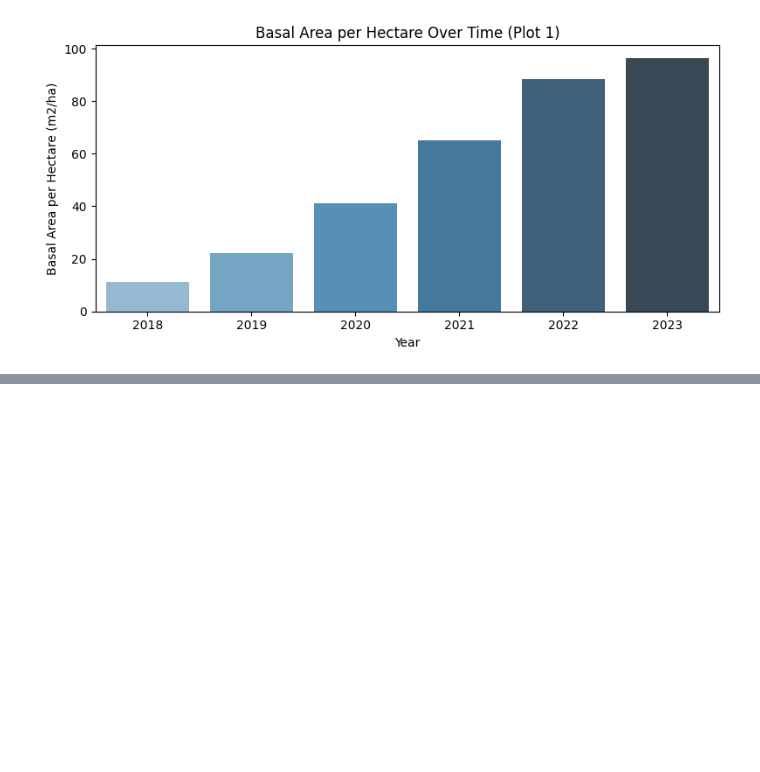
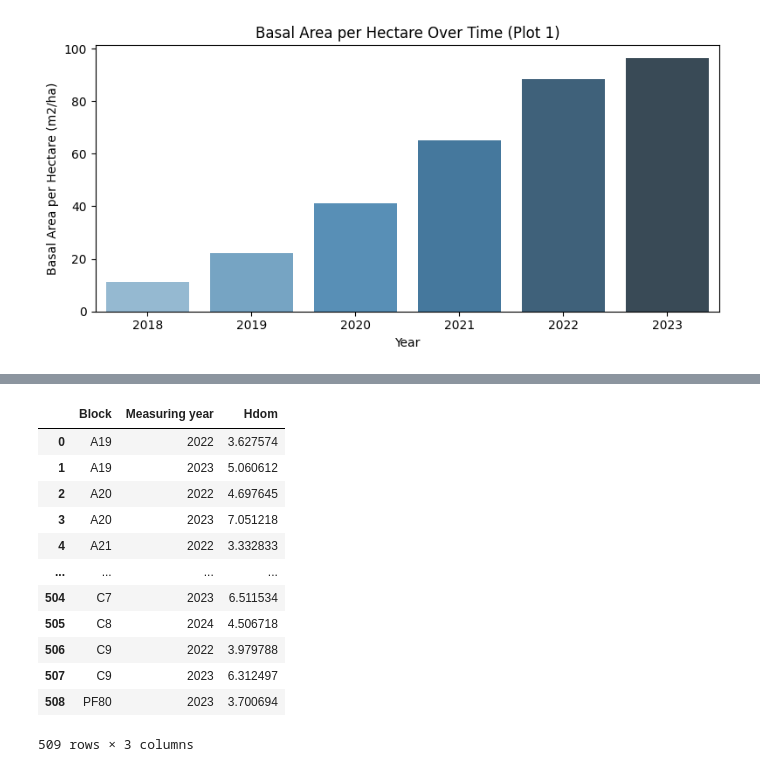
Before and after one commit to ds-gowusu/tree_growth_analytics, a Jupyter notebook: tree_growth_analysis.ipynb, the cells around one changed output, grey strips where cells are left out. Cells and saved outputs as stored; diff of their text form; code cells hidden in the pictures; blank space fills up the shorter version.

```diff
--- a/tree_growth_analysis.ipynb
+++ b/tree_growth_analysis.ipynb
@@ -528,0 +564,18 @@ Passing `palette` without assigning `hue` is deprecated and will be removed in v
+# %%
+# Dominant Height per block and year
+dom_height = dominant_height.groupby(['Block','Measuring year'])['Hdom'].mean().reset_index()
+dom_height
+# %% [output]
+|  | Block | Measuring year | Hdom |
+| 0 | A19 | 2022 | 3.627574 |
+| 1 | A19 | 2023 | 5.060612 |
+| 2 | A20 | 2022 | 4.697645 |
+| 3 | A20 | 2023 | 7.051218 |
+| 4 | A21 | 2022 | 3.332833 |
+| ... | ... | ... | ... |
+| 504 | C7 | 2023 | 6.511534 |
+| 505 | C8 | 2024 | 4.506718 |
+| 506 | C9 | 2022 | 3.979788 |
+| 507 | C9 | 2023 | 6.312497 |
+| 508 | PF80 | 2023 | 3.700694 |
+509 rows × 3 columns
```
Also changed, not shown: parts of 6 cells of this notebook.
